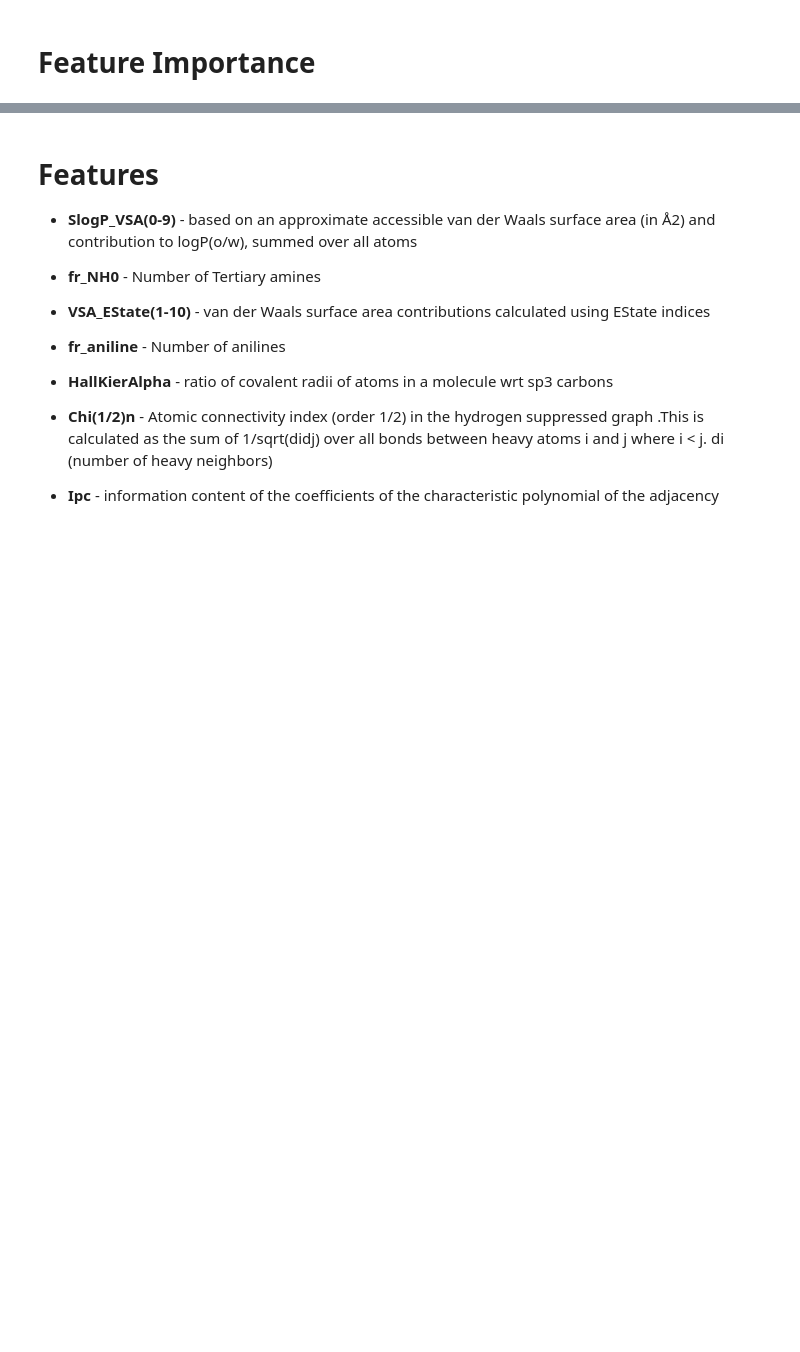
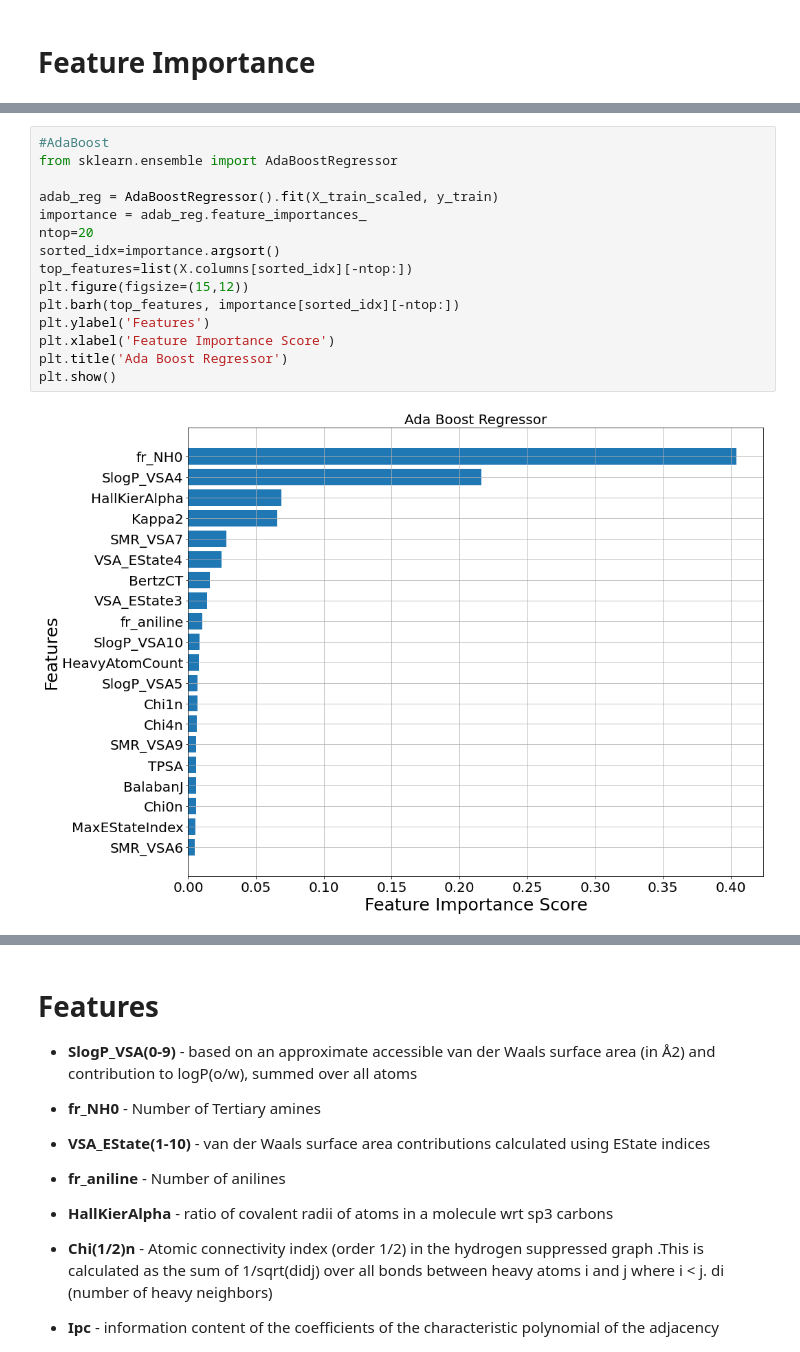
Before and after one commit to siddharth-ncl-work/miscellaneous, a Jupyter notebook: machine_learning_project_ideas/1/model_training.ipynb, the cells around one changed output, grey strips where cells are left out. Drawn from its saved outputs; the diff is of its cells as text; blank space fills up the shorter version.

```diff
--- a/machine_learning_project_ideas/1/model_training.ipynb
+++ b/machine_learning_project_ideas/1/model_training.ipynb
@@ -542,0 +545,17 @@ plt.show()
+# %%
+#AdaBoost
+from sklearn.ensemble import AdaBoostRegressor
+
+adab_reg = AdaBoostRegressor().fit(X_train_scaled, y_train)
+importance = adab_reg.feature_importances_
+ntop=20
+sorted_idx=importance.argsort()
+top_features=list(X.columns[sorted_idx][-ntop:])
+plt.figure(figsize=(15,12))
+plt.barh(top_features, importance[sorted_idx][-ntop:])
+plt.ylabel('Features')
+plt.xlabel('Feature Importance Score')
+plt.title('Ada Boost Regressor')
+plt.show()
+# %% [output]
+[figure, added]
```
Also changed, not shown: parts of 11 cells of this notebook.
